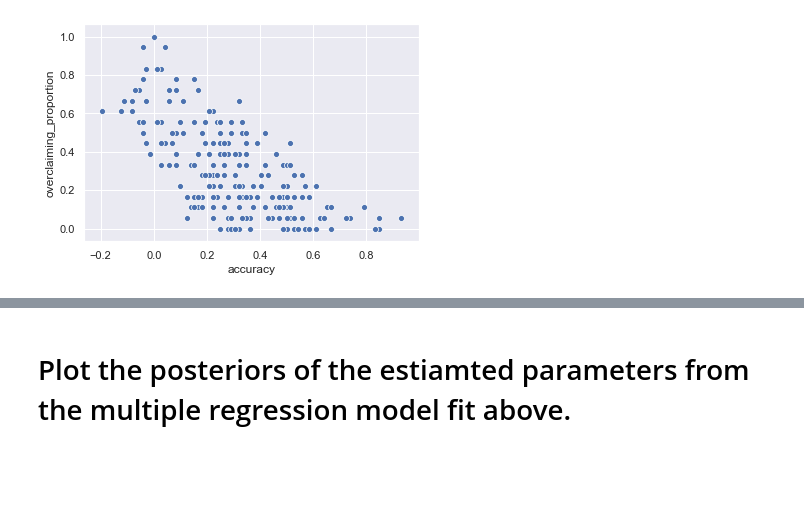
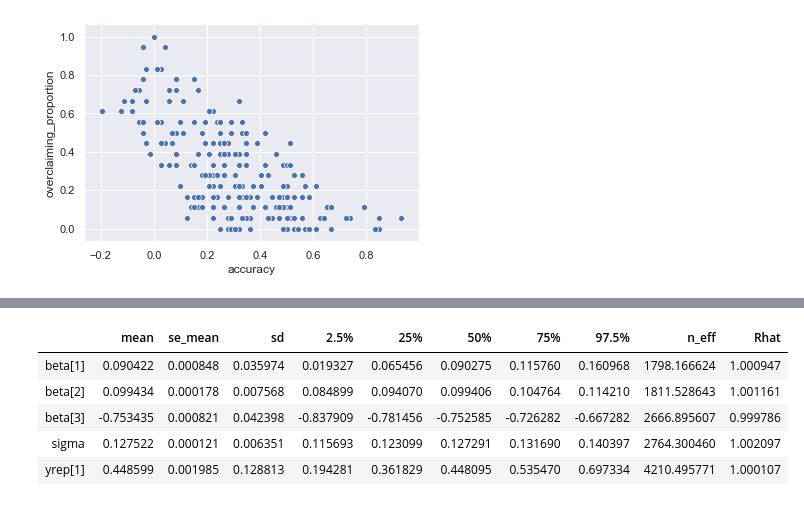
Before and after one commit to ebrlab/Statistical-methods-for-research-workers-psychology-and-neuroscience, a Jupyter notebook: notebooks/Bayesian Multiple regression .ipynb, the cells around one changed output, grey strips where cells are left out. Cells and saved outputs as stored; diff of their text form; code cells hidden in the pictures; blank space fills up the shorter version.

```diff
--- a/notebooks/Bayesian Multiple regression .ipynb
+++ b/notebooks/Bayesian Multiple regression .ipynb
@@ -141,2 +196,15 @@ samples = fit.extract(permuted = True)
-# %% [markdown]
-# Plot the posteriors of the estiamted parameters from the multiple regression model fit above.
+# %%
+# Because of python print statement it is easier to extract the results and to use panda data frame for result presentation
+summary = fit.summary()
+fit_df = pd.DataFrame(summary['summary'],
+                  columns = summary['summary_colnames'],
+                  index = summary['summary_rownames'])
+# %%
+fit_df.head()
+# %% [output]
+|  | mean | se_mean | sd | 2.5% | 25% | 50% | 75% | 97.5% | n_eff | Rhat |
+| beta[1] | 0.090422 | 0.000848 | 0.035974 | 0.019327 | 0.065456 | 0.090275 | 0.115760 | 0.160968 | 1798.166624 | 1.000947 |
+| beta[2] | 0.099434 | 0.000178 | 0.007568 | 0.084899 | 0.094070 | 0.099406 | 0.104764 | 0.114210 | 1811.528643 | 1.001161 |
+| beta[3] | -0.753435 | 0.000821 | 0.042398 | -0.837909 | -0.781456 | -0.752585 | -0.726282 | -0.667282 | 2666.895607 | 0.999786 |
+| sigma | 0.127522 | 0.000121 | 0.006351 | 0.115693 | 0.123099 | 0.127291 | 0.131690 | 0.140397 | 2764.300460 | 1.002097 |
+| yrep[1] | 0.448599 | 0.001985 | 0.128813 | 0.194281 | 0.361829 | 0.448095 | 0.535470 | 0.697334 | 4210.495771 | 1.000107 |
```
Also changed, not shown: parts of 36 cells of this notebook, 6 other files.
